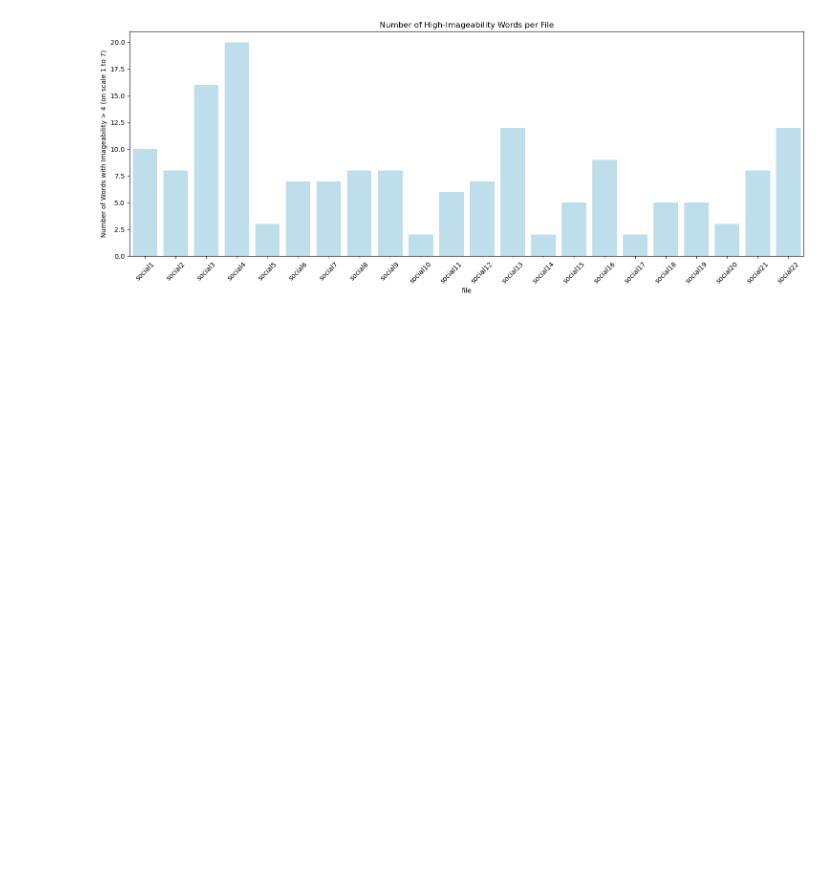
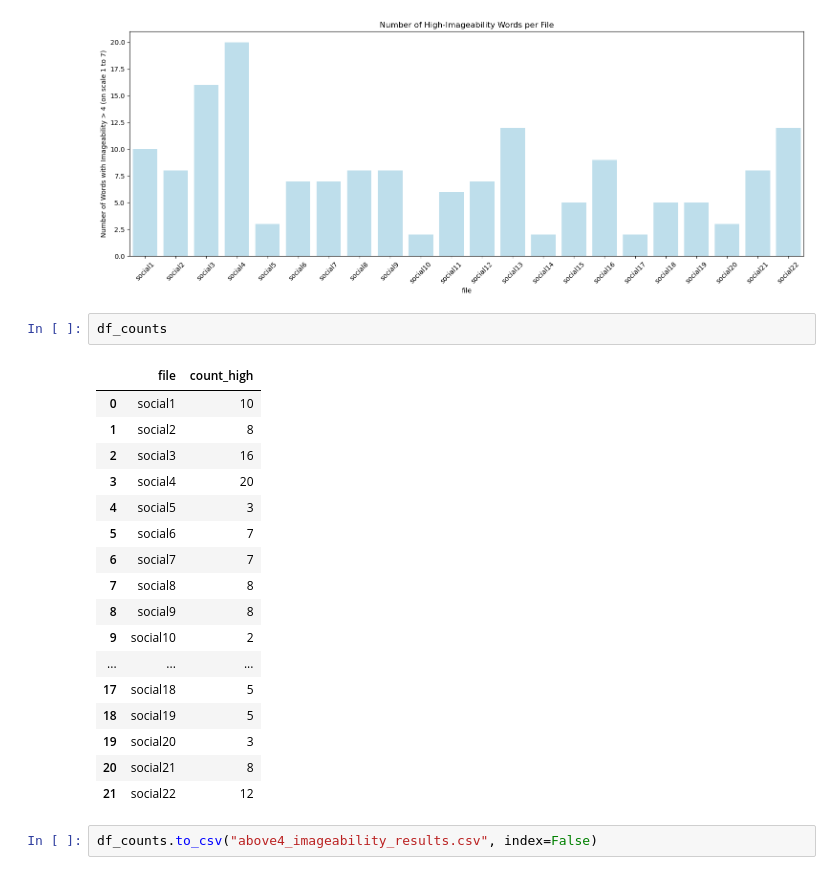
Before and after one commit to mwklincewicz/wholeBrain_narratives_MAC_MFT, a Jupyter notebook: Imaginary_Words/imaginary_words.ipynb, the cells around one changed output. Drawn from its saved outputs; the diff is of its cells as text; blank space fills up the shorter version.

```diff
--- a/Imaginary_Words/imaginary_words.ipynb
+++ b/Imaginary_Words/imaginary_words.ipynb
@@ -207,3 +223,25 @@ plt.tight_layout()
 plt.savefig('plot3_imageability.png')
 # %% [output]
 [figure]
+# %%
+df_counts
+# %% [output]
+|  | file | count_high |
+| 0 | social1 | 10 |
+| 1 | social2 | 8 |
+| 2 | social3 | 16 |
+| 3 | social4 | 20 |
+| 4 | social5 | 3 |
+| 5 | social6 | 7 |
+| 6 | social7 | 7 |
+| 7 | social8 | 8 |
+| 8 | social9 | 8 |
+| 9 | social10 | 2 |
+| ... | ... | ... |
+| 17 | social18 | 5 |
+| 18 | social19 | 5 |
+| 19 | social20 | 3 |
+| 20 | social21 | 8 |
+| 21 | social22 | 12 |
+# %%
+df_counts.to_csv("above4_imageability_results.csv", index=False)
```
Also changed, not shown: parts of 4 cells of this notebook, 19 other files.
